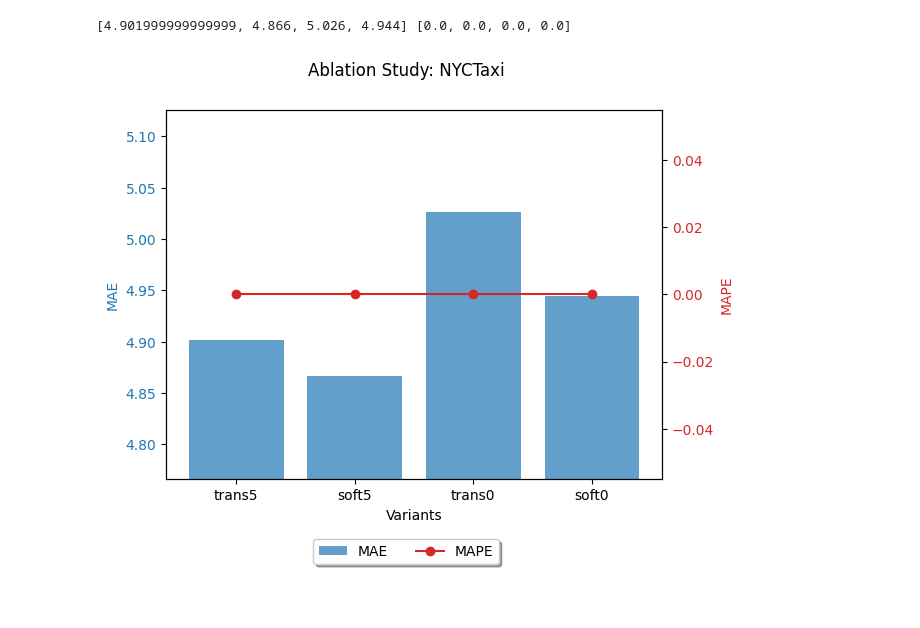
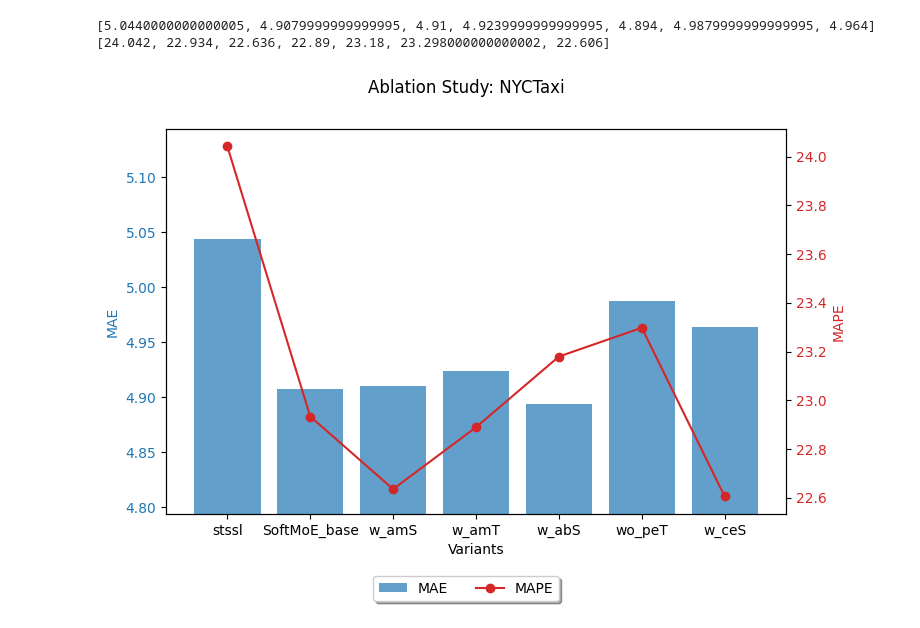
Before and after one commit to jasonz5/STGormer, a Jupyter notebook: experiments/MoeSharedAblation.ipynb, the cells around one changed output. Saved outputs shown, nothing was run; the diff lists cells and outputs as text; code cells hidden in the pictures; blank space fills up the shorter version.

```diff
--- a/experiments/MoeSharedAblation.ipynb
+++ b/experiments/MoeSharedAblation.ipynb
@@ -2,7 +2,7 @@
 ## 第一部分：读取和处理数据
 import pandas as pd
 
-file_path = './NYCBike1/MoESoft/maskValue/train5test0/results.csv'
+file_path = './NYCBike1/MoESoft/graphormer/results-test5.csv'
 fig_title = 'Ablation Study: NYCTaxi'
 data = pd.read_csv(file_path)
 
@@ -24,32 +24,32 @@ for index, row in data.iterrows():
 # 现在应该不会有KeyError问题了
 print(mae_list, mape_list)
 # %% [output]
-[4.901999999999999, 4.866, 5.026, 4.944] [0.0, 0.0, 0.0, 0.0]
+[5.0440000000000005, 4.9079999999999995, 4.91, 4.9239999999999995, 4.894, 4.9879999999999995, 4.964] [24.042, 22.934, 22.636, 22.89, 23.18, 23.298000000000002, 22.606]
 # %%
 ## 第三部分：绘图
 import matplotlib.pyplot as plt
 
-fig, ax1 = plt.subplots()
+fig, ax1 = plt.subplots(figsize=(8, 5))
 
 # 为MAE绘制条形图
 color_mae = 'tab:blue'
 ax1.bar(variants, mae_list, color=color_mae, alpha=0.7, label='MAE')
 ax1.set_xlabel('Variants')
 ax1.set_ylabel('MAE', color=color_mae)
 ax1.tick_params(axis='y', labelcolor=color_mae)
 ax1.set_ylim([min(mae_list) - 0.1, max(mae_list) + 0.1])
 
 # 添加第二个y轴用于MAPE
 ax2 = ax1.twinx()
 color_mape = 'tab:red'
 ax2.plot(variants, mape_list, color=color_mape, marker='o', linestyle='-', label='MAPE')
 ax2.set_ylabel('MAPE', color=color_mape)
 ax2.tick_params(axis='y', labelcolor=color_mape)
 
 # 添加标题和图例
 fig.suptitle(fig_title)
 fig.legend(loc='upper center', bbox_to_anchor=(0.5, 0.0), shadow=True, ncol=2)
 
 plt.show()
 # %% [output]
-[figure, old version]
+[figure, new version]
```
Also changed, not shown: 9 other files.
